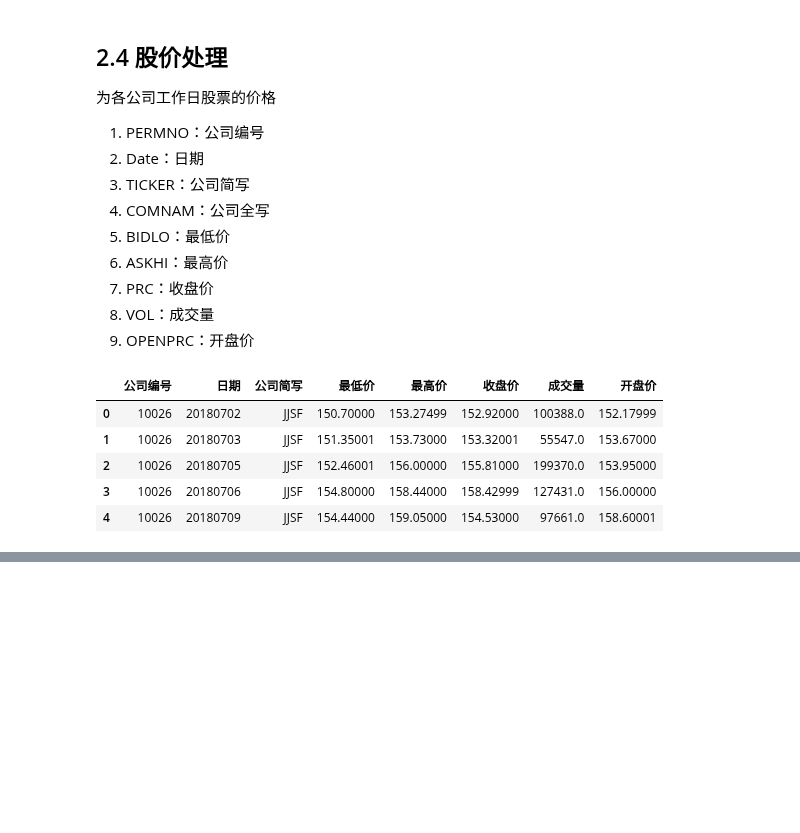
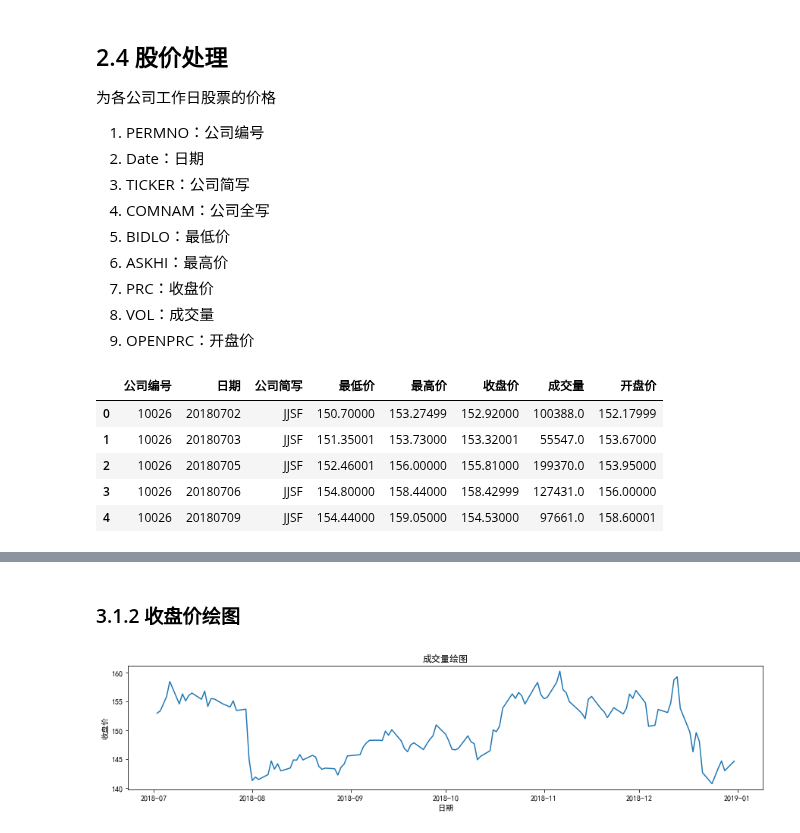
Before and after one commit to easternDay/Stock-forecast, a Jupyter notebook: 一班-1825101045-杨祉.ipynb, the cells around one changed output, grey strips where cells are left out. Cells and saved outputs as stored; diff of their text form; code cells hidden in the pictures; blank space fills up the shorter version.

```diff
--- a/一班-1825101045-杨祉.ipynb
+++ b/一班-1825101045-杨祉.ipynb
@@ -338,0 +422,16 @@ Stock_data.head()
+# %% [markdown]
+### 3.1.2 收盘价绘图
+# %%
+plt.rcParams["font.sans-serif"]=["SimHei"] #用来正常显示中文标签
+plt.rcParams["axes.unicode_minus"]=False #用来正常显示负号
+
+plt.figure(figsize=(15, 3))
+
+plt.plot(Company1["日期"],Company1["收盘价"])
+plt.title("成交量绘图") #图名
+plt.xlabel("日期")#x轴标签
+plt.ylabel("收盘价")#y轴标签
+plt.tick_params(axis='both')#x,y轴都有刻度
+plt.show()
+# %% [output]
+[figure, added]
```
Also changed, not shown: parts of 9 cells of this notebook, 1 other file.
